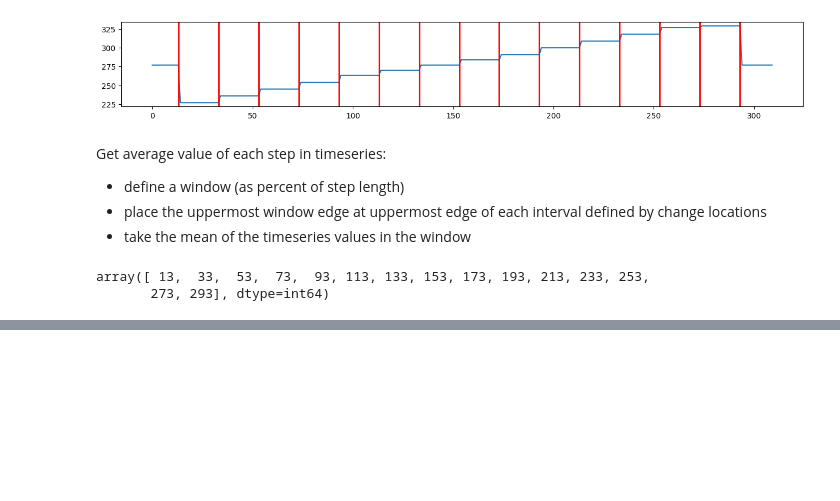
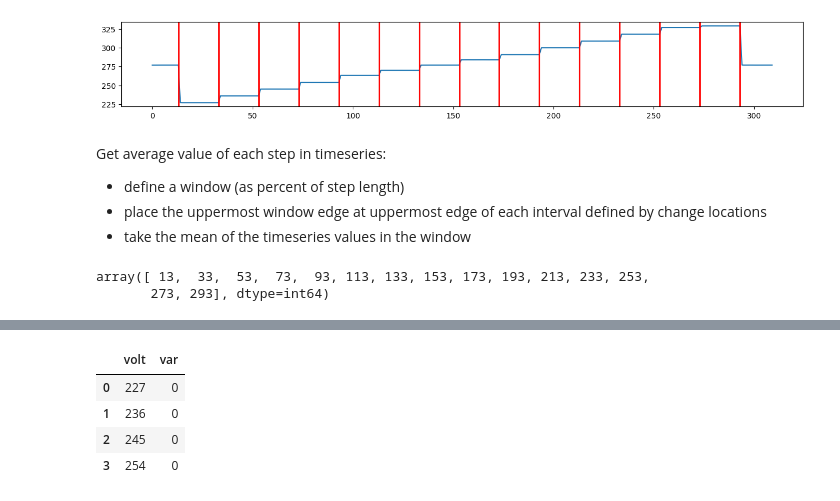
Before and after one commit to elco5/pandas, a Jupyter notebook: wt_viewer.ipynb, the cells around one changed output, grey strips where cells are left out. Saved outputs shown, nothing was run; the diff lists cells and outputs as text; code cells hidden in the pictures; blank space fills up the shorter version.

```diff
--- a/wt_viewer.ipynb
+++ b/wt_viewer.ipynb
@@ -114,0 +100,10 @@ plt.plot(vs)
+# %%
+VQ = pd.DataFrame({'volt': v_vals,
+                   'var': q_vals})
+VQ.head(4)
+# %% [output]
+|  | volt | var |
+| 0 | 227 | 0 |
+| 1 | 236 | 0 |
+| 2 | 245 | 0 |
+| 3 | 254 | 0 |
```
Also changed, not shown: parts of 3 cells of this notebook, 1 other file.
